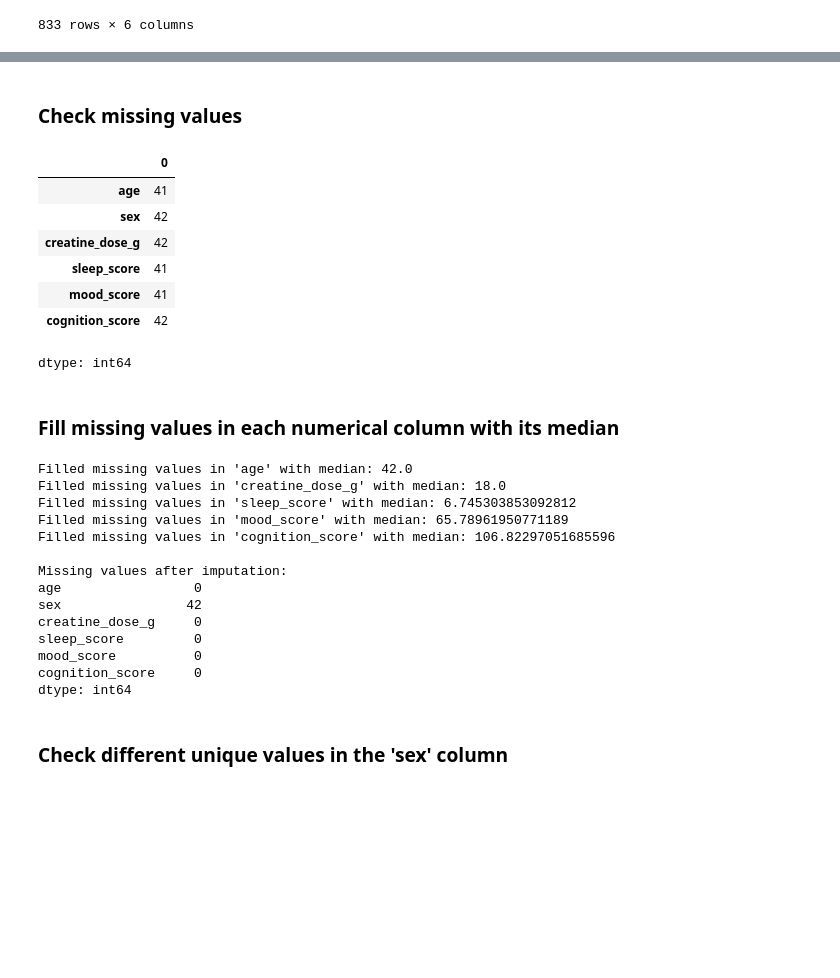
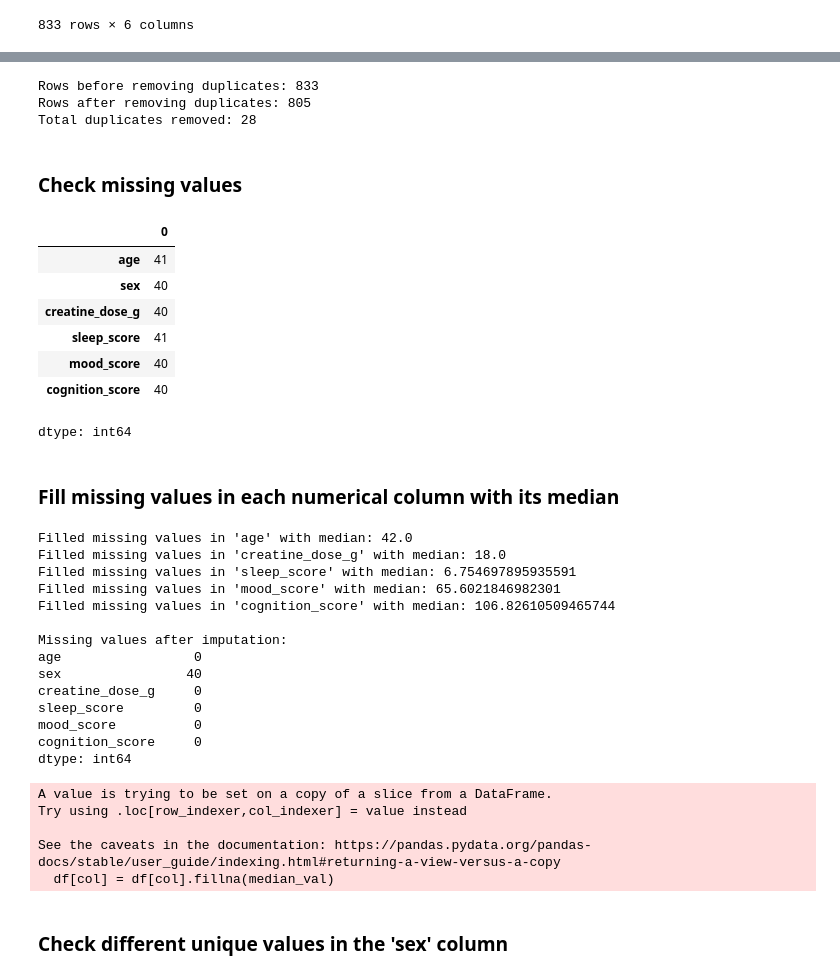
Before and after one commit to MariaMuu/Creatine-Simulation-Analysis, a Jupyter notebook: Cleaned_creatine_synthetic_data.ipynb, the cells around one changed output, grey strips where cells are left out. Cells and saved outputs as stored; diff of their text form; code cells hidden in the pictures; blank space fills up the shorter version.

```diff
--- a/Cleaned_creatine_synthetic_data.ipynb
+++ b/Cleaned_creatine_synthetic_data.ipynb
@@ -73,8 +73,8 @@ df.tail(20)
 # %% [markdown]
 ###Removing names for GDPR reasons, not necessary to do data masking or pseudoanymization
 # %%
-df_new = df.drop(['name'], axis = 1 )
-df_new
+df = df_initial.drop(['name'], axis = 1 )
+df
 # %% [output]
 |  | age | sex | dose_g | sleep_score | mood_score | cognition_score |
 | 0 | 28.0 | male | 14.285214 | 7.505528 | 67.122028 | 115.977027 |
@@ -92,8 +92,8 @@ df_new
 # %% [markdown]
 ### Rename 'dose_g' column to 'creatine_dose_g'
 # %%
-df_new.rename(columns = {'dose_g': 'creatine_dose_g'}, inplace = True)
-df_new
+df.rename(columns = {'dose_g': 'creatine_dose_g'}, inplace = True)
+df
 # %% [output]
 |  | age | sex | creatine_dose_g | sleep_score | mood_score | cognition_score |
 | 0 | 28.0 | male | 14.285214 | 7.505528 | 67.122028 | 115.977027 |
@@ -111,8 +111,8 @@ df_new
 # %% [markdown]
 ### Round creatine values
 # %%
-df_new['creatine_dose_g'] = df_new['creatine_dose_g'].round()
-df_new
+df['creatine_dose_g'] = df['creatine_dose_g'].round()
+df
 # %% [output]
 |  | age | sex | creatine_dose_g | sleep_score | mood_score | cognition_score |
 | 0 | 28.0 | male | 14.0 | 7.505528 | 67.122028 | 115.977027 |
@@ -130,45 +160,64 @@ df_new
+# %%
+# Remove duplicates
+
+df_before = len(df)
+df = df.drop_duplicates()
+df_after = len(df)
+
+print(f"Rows before removing duplicates: {df_before}")
+print(f"Rows after removing duplicates: {df_after}")
+print(f"Total duplicates removed: {df_before - df_after}")
+# %% [output]
+Rows before removing duplicates: 833
+Rows after removing duplicates: 805
+Total duplicates removed: 28
 # %% [markdown]
 ### Check missing values
 # %%
-df_new.isnull().sum()
+df.isnull().sum()
 # %% [output]
 |  | 0 |
 | age | 41 |
-| sex | 42 |
-| creatine_dose_g | 42 |
+| sex | 40 |
+| creatine_dose_g | 40 |
 | sleep_score | 41 |
-| mood_score | 41 |
-| cognition_score | 42 |
+| mood_score | 40 |
+| cognition_score | 40 |
 dtype: int64
 # %% [markdown]
 ### Fill missing values in each numerical column with its median
 # %%
 # Identify numerical columns to fill missing values
-numerical_cols = df_new.select_dtypes(include=np.number).columns
+numerical_cols = df.select_dtypes(include=np.number).columns
 
 # Fill missing values in each numerical column with its median
 for col in numerical_cols:
-    median_val = df_new[col].median()
-    df_new[col] = df_new[col].fillna(median_val)
+    median_val = df[col].median()
+    df[col] = df[col].fillna(median_val)
     print(f"Filled missing values in '{col}' with median: {median_val}")
 
 print("\nMissing values after imputation:")
-print(df_new.isnull().sum())
+print(df.isnull().sum())
 # %% [output]
 Filled missing values in 'age' with median: 42.0
 Filled missing values in 'creatine_dose_g' with median: 18.0
-Filled missing values in 'sleep_score' with median: 6.745303853092812
-Filled missing values in 'mood_score' with median: 65.78961950771189
-Filled missing values in 'cognition_score' with median: 106.82297051685596
+Filled missing values in 'sleep_score' with median: 6.754697895935591
+Filled missing values in 'mood_score' with median: 65.6021846982301
+Filled missing values in 'cognition_score' with median: 106.82610509465744
 
 Missing values after imputation:
 age                 0
-sex                42
+sex                40
 creatine_dose_g     0
 sleep_score         0
 mood_score          0
 cognition_score     0
 dtype: int64
+A value is trying to be set on a copy of a slice from a DataFrame.
+Try using .loc[row_indexer,col_indexer] = value instead
+
+See the caveats in the documentation: https://pandas.pydata.org/pandas-docs/stable/user_guide/indexing.html#returning-a-view-versus-a-copy
+  df[col] = df[col].fillna(median_val)
 # %% [markdown]
 ### Check different unique values in the 'sex' column
 # %%
```
Also changed, not shown: parts of 15 cells of this notebook.
